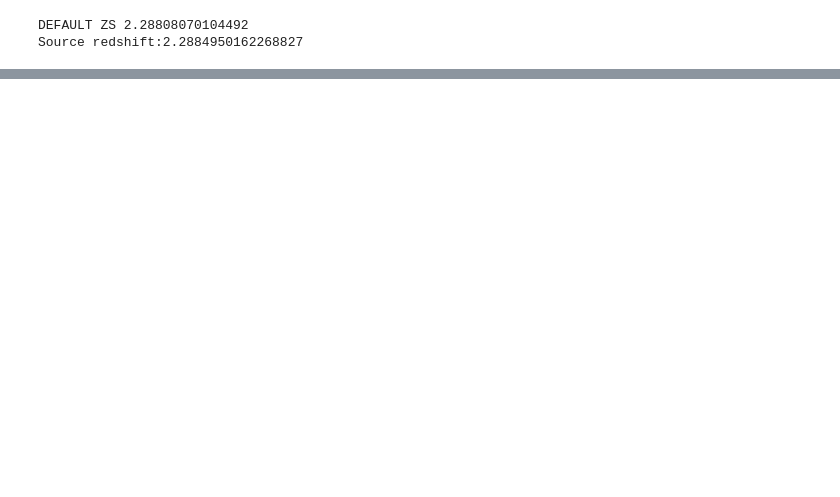
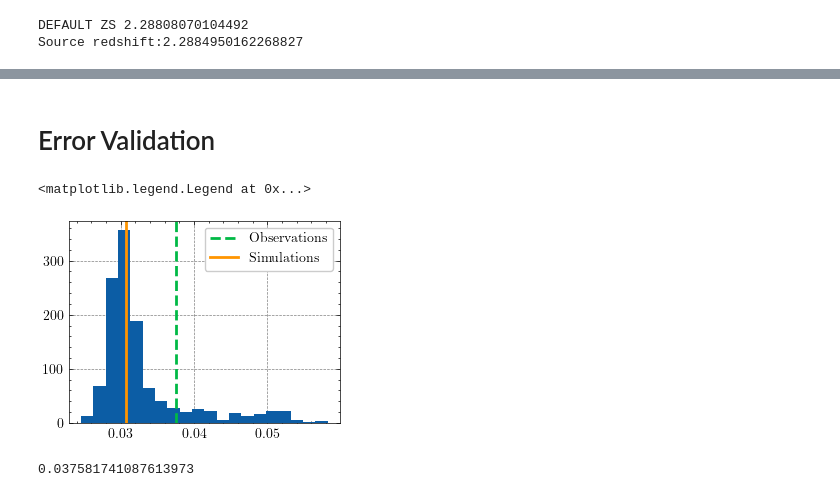
Before and after one commit to davidharvey1986/ml_a2744, a Jupyter notebook: notebooks/how_correlated_are_models.ipynb, the cells around one changed output, grey strips where cells are left out. Cells and saved outputs as stored; diff of their text form; code cells hidden in the pictures; blank space fills up the shorter version.

```diff
--- a/notebooks/how_correlated_are_models.ipynb
+++ b/notebooks/how_correlated_are_models.ipynb
@@ -118,0 +151,4 @@ Text(0, 0.5, 'True Error / Standard Deviation')
+# %%
+estimates = pkl.load(open("pickles/how_correlated.pkl","rb"))
+y_true = np.zeros(estimates[0].shape[1])+np.mean(estimates[0][:,:,0])
+predictions = estimates[0][:,:,0]
@@ -118,0 +293,26 @@ Text(0, 0.5, 'True Error / Standard Deviation')
+# %% [markdown]
+# Error Validation
+# %%
+ax = plt.gca()
+dataset = 'darkskies_cdm.pkl'
+mass, cut=get_mass_cut('concat', nsigma=2)
+meta, data = pkl.load(open(f"../data/100/shear/{dataset}","rb"))
+mass_estimates = np.sum(np.sum(data[:,2,:,:],axis=-1), axis=-1)
+single_cluster_variances = np.array([
+    return_error_in_mean(estimates[0][:,i,1], model_correlation=0.28) for i in range(estimates[0].shape[1])])
+ax.hist(single_cluster_variances,bins=20)
+models, prob, probnoise = pkl.load(open("pickles/model_on_data.pkl","rb"))
+obs = return_error_in_mean(prob['concat'], model_correlation=0.28)
+lims = ax.get_ylim()
+ax.plot([obs,obs],[0,lims[1]*1.1],'--', label='Observations', lw=2)
+ax.plot([np.median(single_cluster_variances)]*2,[0,lims[1]*1.1],'-', label='Simulations', lw=2)
+ax.set_ylim(lims)
+ax.legend()
+#plt.ylim(0,8)
+# %% [output]
+<matplotlib.legend.Legend at 0x...>
+[figure, added]
+# %%
+obs
+# %% [output]
+0.037581741087613973
```
Also changed, not shown: parts of 7 cells of this notebook, 1 other file.
